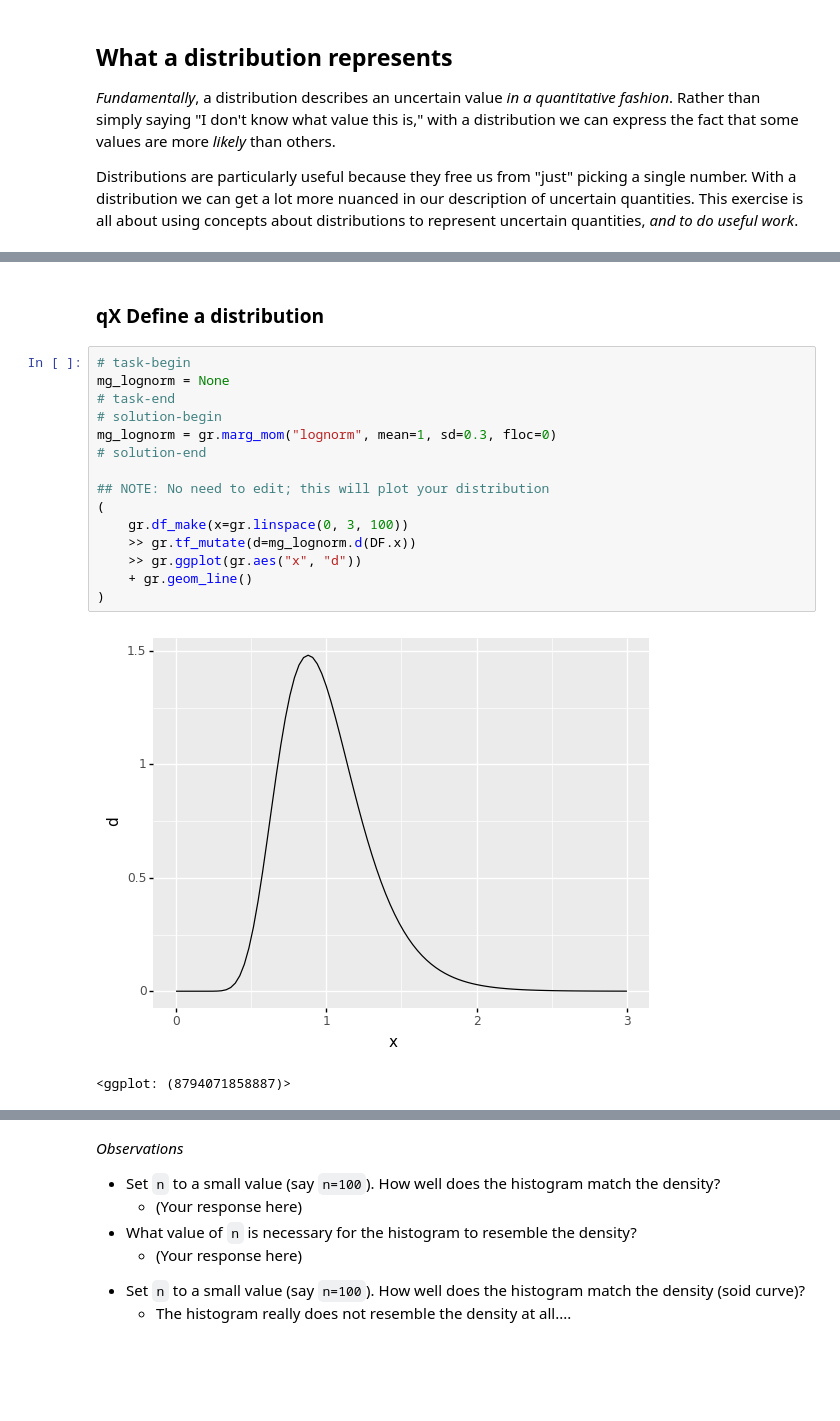
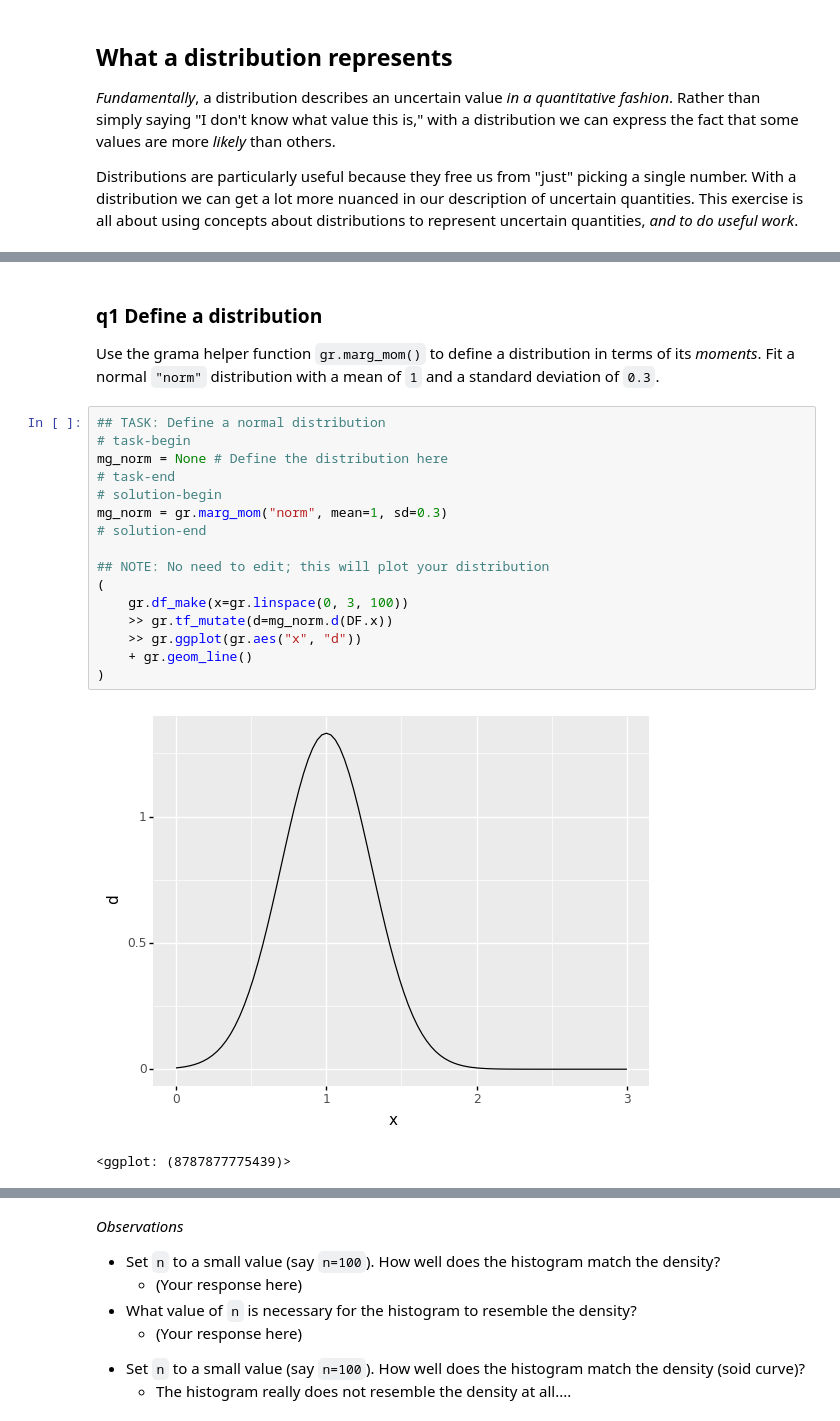
Before and after one commit to zdelrosario/evc-course, a Jupyter notebook: exercises/e-stat04-distributions-master.ipynb, the cells around one changed output, grey strips where cells are left out. Drawn from its saved outputs; the diff is of its cells as text; blank space fills up the shorter version.

```diff
--- a/exercises/e-stat04-distributions-master.ipynb
+++ b/exercises/e-stat04-distributions-master.ipynb
@@ -83,21 +176,24 @@ Distributions are particularly useful because they free us from "just" picking a
 # %% [markdown]
-### __qX__ Define a distribution
+### __q1__ Define a distribution
+
+Use the grama helper function `gr.marg_mom()` to define a distribution in terms of its *moments*. Fit a normal `"norm"` distribution with a mean of `1` and a standard deviation of `0.3`.
 # %%
+## TASK: Define a normal distribution
 # task-begin
-mg_lognorm = None
+mg_norm = None # Define the distribution here
 # task-end
 # solution-begin
-mg_lognorm = gr.marg_mom("lognorm", mean=1, sd=0.3, floc=0)
+mg_norm = gr.marg_mom("norm", mean=1, sd=0.3)
 # solution-end
 
 ## NOTE: No need to edit; this will plot your distribution
 (
     gr.df_make(x=gr.linspace(0, 3, 100))
-    >> gr.tf_mutate(d=mg_lognorm.d(DF.x))
+    >> gr.tf_mutate(d=mg_norm.d(DF.x))
     >> gr.ggplot(gr.aes("x", "d"))
     + gr.geom_line()
 )
 # %% [output]
-[figure, old version]
+[figure, new version]
-<ggplot: (8794071858887)>
+<ggplot: (8787877775439)>
 # %% [markdown]
```
Also changed, not shown: parts of 34 cells of this notebook.
